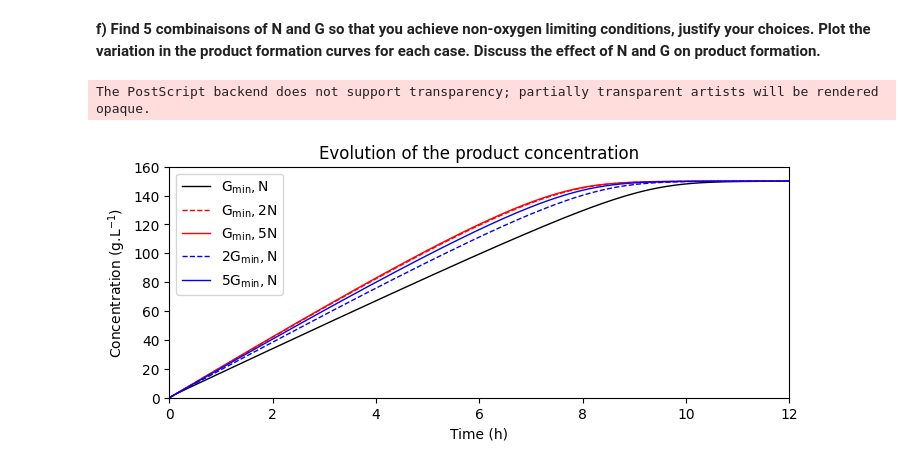
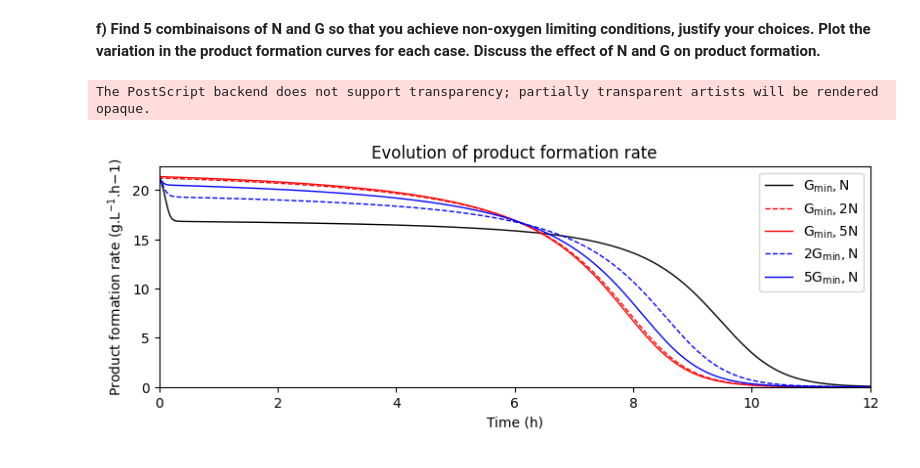
Before and after one commit to jonathanrsr/biochemical, a Jupyter notebook: Projects/5. Complex systems/exercise 1.ipynb, the cells around one changed output. Saved outputs shown, nothing was run; the diff lists cells and outputs as text; code cells hidden in the pictures.

```diff
--- a/Projects/5. Complex systems/exercise 1.ipynb
+++ b/Projects/5. Complex systems/exercise 1.ipynb
@@ -4,6 +4,7 @@ import matplotlib.pyplot as plt
 from scipy.integrate import solve_ivp
 
 plt.rcParams['figure.figsize'] = [8, 3]
+plt.rcParams['figure.constrained_layout.use'] = True
 
 # Oxygen transfer parameters
 k = 3.2e-13 # h^2.5/m^1.5
@@ -230,32 +250,50 @@ The PostScript backend does not support transparency; partially transparent arti
 # %%
 t = np.linspace(0, 12, 1001)
 
 sol6 = model(t, y0, Gmin, N, Vm)
 sol7 = model(t, y0, Gmin, 2*N, Vm)
 sol8 = model(t, y0, Gmin, 5*N, Vm)
 sol9 = model(t, y0, 2*Gmin, N, Vm)
 sol10 = model(t, y0, 5*Gmin, N, Vm)
 
-P6 = sol6[2]
-P7 = sol7[2]
-P8 = sol8[2]
-P9 = sol9[2]
-P10 = sol10[2]
+CL6 = sol6[1]
+CL7 = sol7[1]
+CL8 = sol8[1]
+CL9 = sol9[1]
+CL10 = sol10[1]
 
-plt.plot(t, P6/1e3, label=r'$\mathregular{G_{min}, N}$', color='black', linewidth=1)
-plt.plot(t, P7/1e3, label=r'$\mathregular{G_{min}, 2N}$', color='red', linewidth=1, linestyle='--')
-plt.plot(t, P8/1e3, label=r'$\mathregular{G_{min}, 5N}$', color='red', linewidth=1)
-plt.plot(t, P9/1e3, label=r'$\mathregular{2G_{min}, N}$', color='blue', linewidth=1, linestyle='--')
-plt.plot(t, P10/1e3, label=r'$\mathregular{5G_{min}, N}$', color='blue', linewidth=1)
+S6 = sol6[0]
+S7 = sol7[0]
+S8 = sol8[0]
+S9 = sol9[0]
+S10 = sol10[0]
+
+rs6 = calc_rs(Vm, S6, CL6)
+rs7 = calc_rs(Vm, S7, CL7)
+rs8 = calc_rs(Vm, S8, CL8)
+rs9 = calc_rs(Vm, S9, CL9)
+rs10 = calc_rs(Vm, S10, CL10)
+
+rp6 = YPS*rs6
+rp7 = YPS*rs7
+rp8 = YPS*rs8
+rp9 = YPS*rs9
+rp10 = YPS*rs10
+
+plt.plot(t, rp6/1e3, label=r'$\mathregular{G_{min}, N}$', color='black', linewidth=1)
+plt.plot(t, rp7/1e3, label=r'$\mathregular{G_{min}, 2N}$', color='red', linewidth=1, linestyle='--')
+plt.plot(t, rp8/1e3, label=r'$\mathregular{G_{min}, 5N}$', color='red', linewidth=1)
+plt.plot(t, rp9/1e3, label=r'$\mathregular{2G_{min}, N}$', color='blue', linewidth=1, linestyle='--')
+plt.plot(t, rp10/1e3, label=r'$\mathregular{5G_{min}, N}$', color='blue', linewidth=1)
 plt.xlabel('Time (h)')
 plt.xlim(0, t[-1])
-plt.ylim(0, 160)
-plt.ylabel(r'Concentration (g.L$^{-1}$)')
-plt.title('Evolution of the product concentration')
+plt.ylim(0)
+plt.ylabel(r'Product formation rate (g.L$^{-1}$.h${-1}$)')
+plt.title('Evolution of product formation rate')
 
 plt.legend()
 # plt.savefig('Images/1.f.eps', format='eps')
 plt.show()
 # %% [output]
 The PostScript backend does not support transparency; partially transparent artists will be rendered opaque.
-[figure, old version]
+[figure, new version]
```
Also changed, not shown: parts of 5 cells of this notebook, 6 other files.
